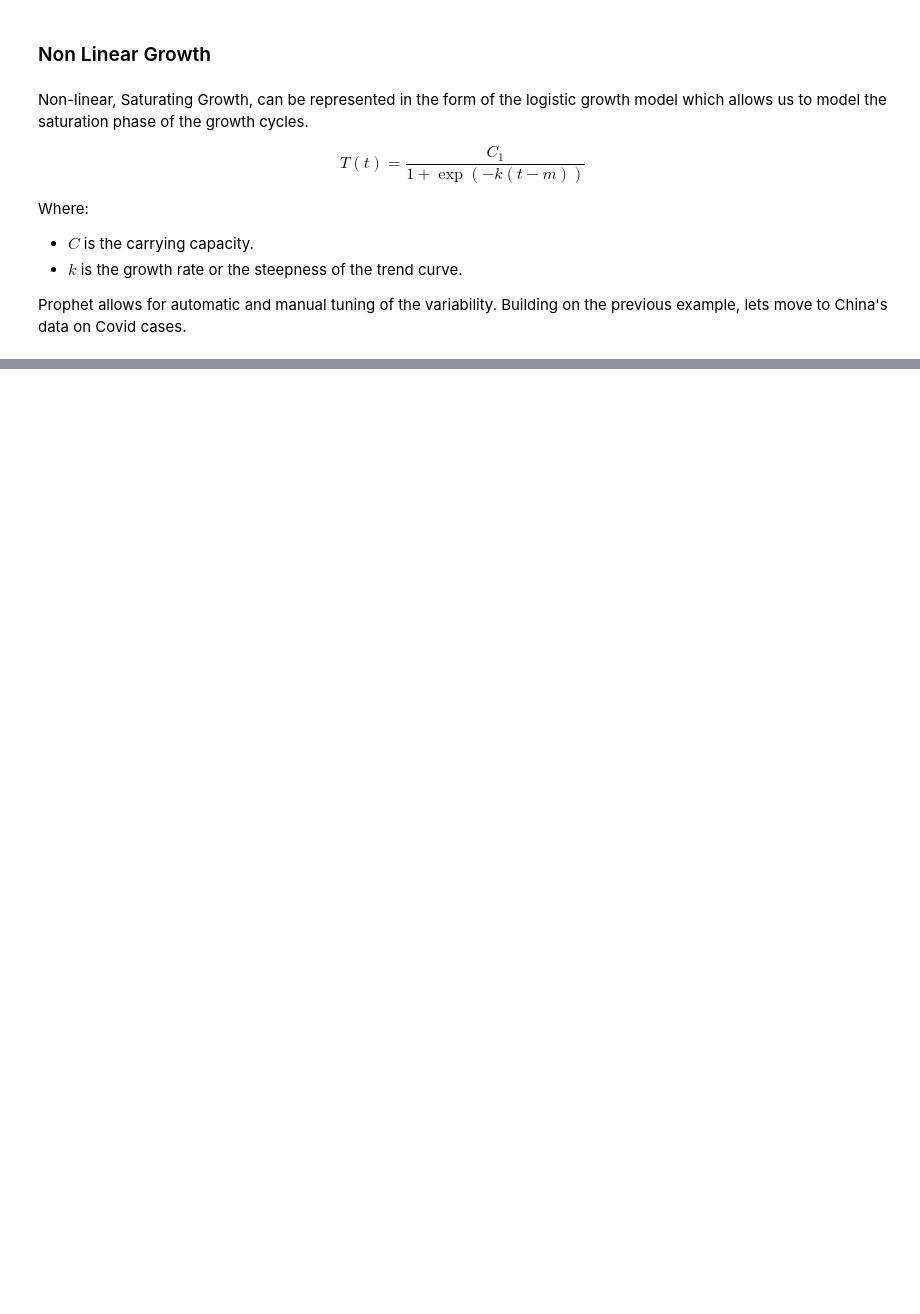
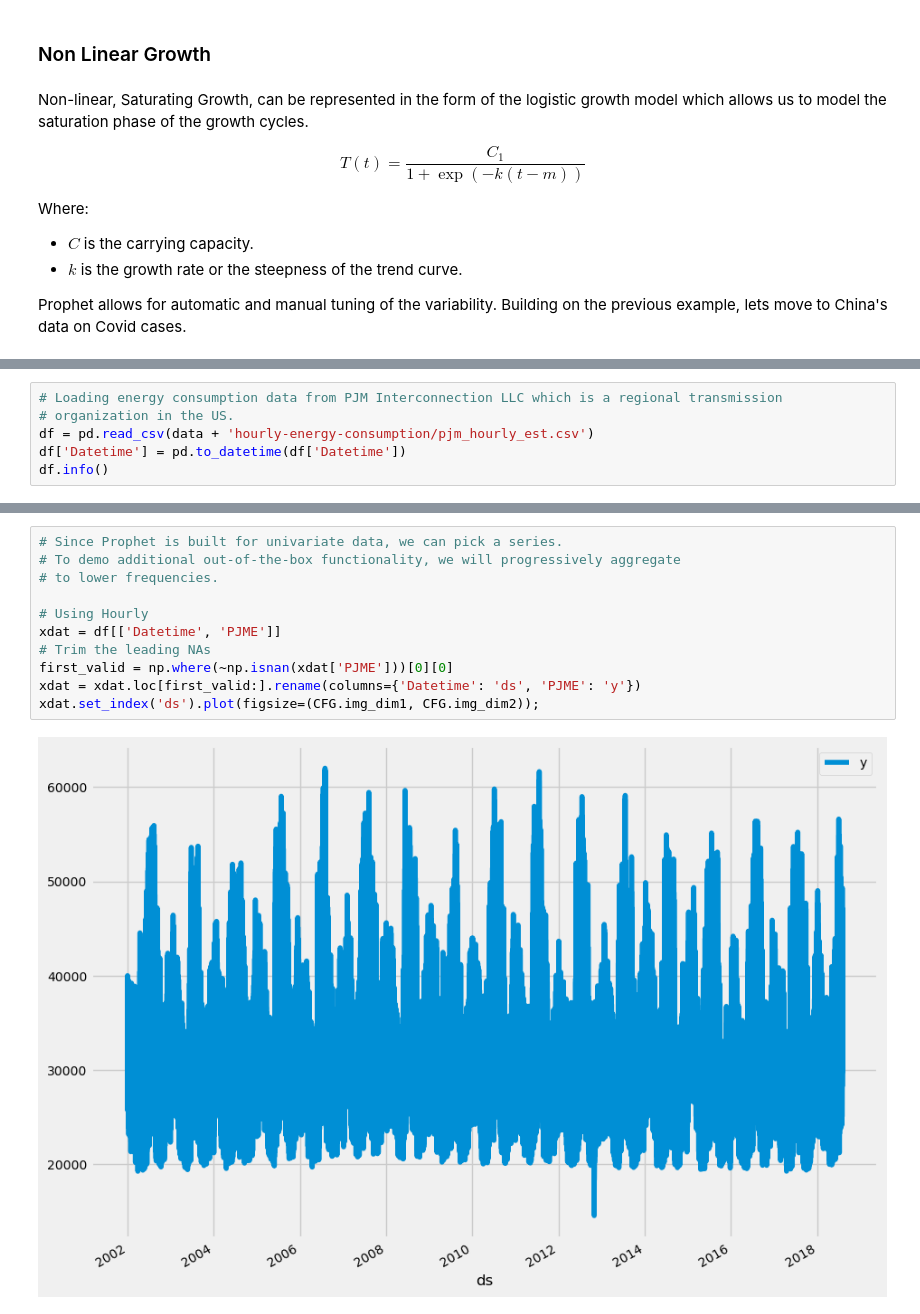
Before and after one commit to bachaudhry/time_series, a Jupyter notebook: ts_with_k/03_Prophet.ipynb, the cells around one changed output, grey strips where cells are left out. Cells and saved outputs as stored; diff of their text form; blank space fills up the shorter version.

```diff
--- a/ts_with_k/03_Prophet.ipynb
+++ b/ts_with_k/03_Prophet.ipynb
@@ -209,0 +226,6 @@ m.plot(forecast, figsize=(CFG.img_dim1, CFG.img_dim2), xlabel='', ylabel='total
+# %%
+# Loading energy consumption data from PJM Interconnection LLC which is a regional transmission
+# organization in the US.
+df = pd.read_csv(data + 'hourly-energy-consumption/pjm_hourly_est.csv')
+df['Datetime'] = pd.to_datetime(df['Datetime'])
+df.info()
@@ -209,0 +265,13 @@ m.plot(forecast, figsize=(CFG.img_dim1, CFG.img_dim2), xlabel='', ylabel='total
+# %%
+# Since Prophet is built for univariate data, we can pick a series.
+# To demo additional out-of-the-box functionality, we will progressively aggregate
+# to lower frequencies.
+
+# Using Hourly
+xdat = df[['Datetime', 'PJME']]
+# Trim the leading NAs
+first_valid = np.where(~np.isnan(xdat['PJME']))[0][0]
+xdat = xdat.loc[first_valid:].rename(columns={'Datetime': 'ds', 'PJME': 'y'})
+xdat.set_index('ds').plot(figsize=(CFG.img_dim1, CFG.img_dim2));
+# %% [output]
+[figure, added]
```
Also changed, not shown: parts of 17 cells of this notebook.
